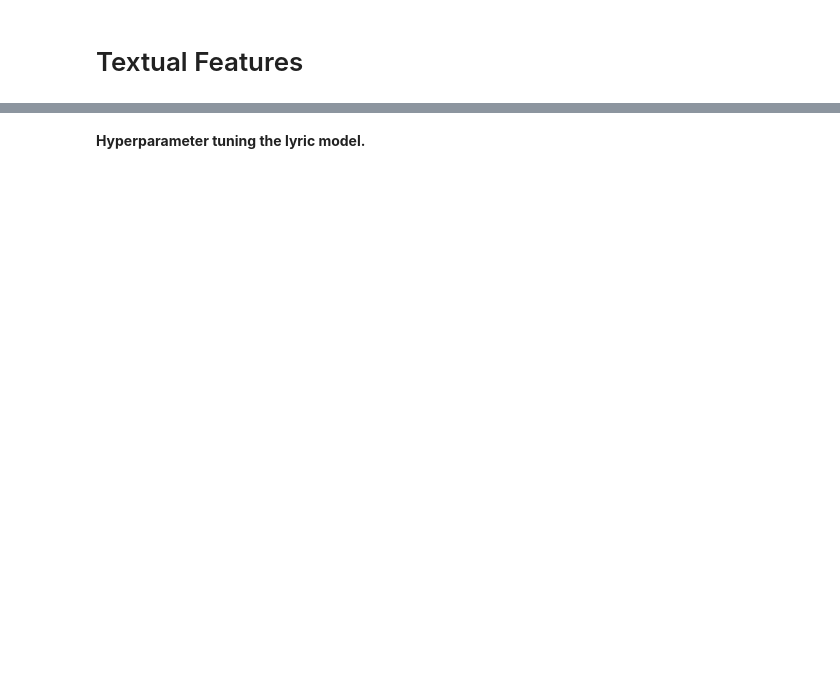
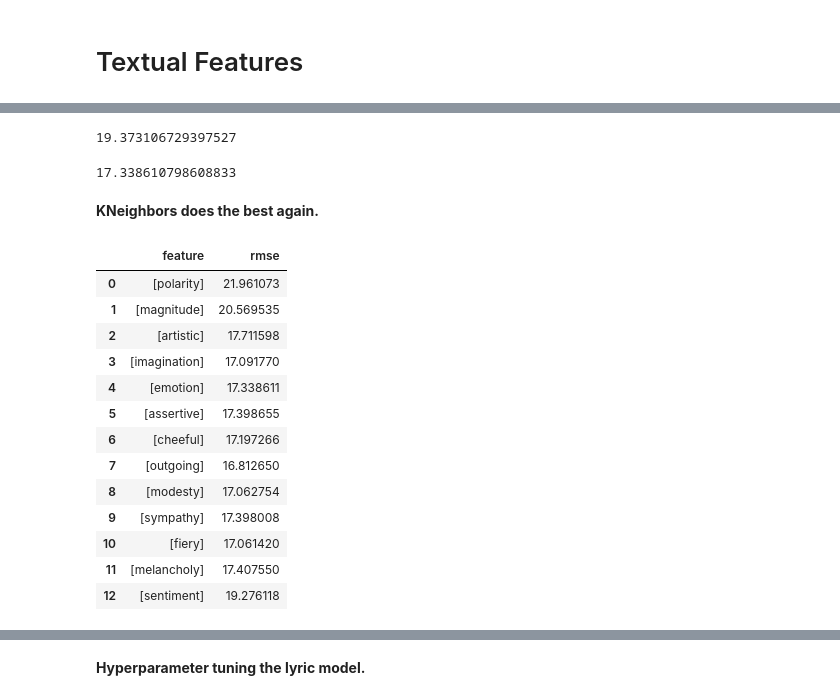
Before and after one commit to ryanczhang7/spotifyproject, a Jupyter notebook: Spotify_Machine_Learning.ipynb, the cells around one changed output, grey strips where cells are left out. Saved outputs shown, nothing was run; the diff lists cells and outputs as text; code cells hidden in the pictures; blank space fills up the shorter version.

```diff
--- a/Spotify_Machine_Learning.ipynb
+++ b/Spotify_Machine_Learning.ipynb
@@ -467,0 +340,79 @@ cv_errs.mean()
+# %%
+pipeline = make_pipeline(
+    StandardScaler(),
+    Lasso()
+)
+
+X_train = df_personality_sentiment[["emotion"]]
+y_train = df_personality_sentiment["popularity"]
+
+pipeline.fit(X_train, y_train)
+y_train_ = pipeline.predict(X_train)
+np.sqrt(mean_squared_error(y_train, y_train_))
+# %% [output]
+19.373106729397527
+# %%
+pipeline = make_pipeline(
+    StandardScaler(),
+    KNeighborsRegressor()
+)
+
+X_train = df_personality_sentiment[["emotion"]]
+y_train = df_personality_sentiment["popularity"]
+
+pipeline.fit(X_train, y_train)
+y_train_ = pipeline.predict(X_train)
+np.sqrt(mean_squared_error(y_train, y_train_))
+# %% [output]
+17.338610798608833
+# %% [markdown]
+**KNeighbors does the best again.**
+# %%
+rmse = []
+feature = []
+for features in [["polarity"],
+                 ["magnitude"],
+                 ["artistic"],
+                 ["imagination"],
+                 ["emotion"],
+                 ["assertive"],
+                 ["cheeful"],
+                 ["outgoing"],
+                 ["modesty"],
+                 ["sympathy"],
+                 ["fiery"],
+                 ["melancholy"],
+                 ["sentiment"]]:
+
+  pipeline = make_pipeline(
+      StandardScaler(),
+      KNeighborsRegressor()
+  )
+  X_train = df_personality_sentiment[features]
+  y_train = df_personality_sentiment["popularity"]
+
+  pipeline.fit(X_train, y_train)
+  y_train_ = pipeline.predict(X_train)
+  feature.append(features)
+  rmse.append(np.sqrt(mean_squared_error(y_train, y_train_)))
+
+df = {}
+df["feature"] = feature
+df["rmse"] = rmse
+df1 = pd.DataFrame(df)
+df1
+# %% [output]
+|  | feature | rmse |
+| 0 | [polarity] | 21.961073 |
+| 1 | [magnitude] | 20.569535 |
+| 2 | [artistic] | 17.711598 |
+| 3 | [imagination] | 17.091770 |
+| 4 | [emotion] | 17.338611 |
+| 5 | [assertive] | 17.398655 |
+| 6 | [cheeful] | 17.197266 |
+| 7 | [outgoing] | 16.812650 |
+| 8 | [modesty] | 17.062754 |
+| 9 | [sympathy] | 17.398008 |
+| 10 | [fiery] | 17.061420 |
+| 11 | [melancholy] | 17.407550 |
+| 12 | [sentiment] | 19.276118 |
```
Also changed, not shown: parts of 84 cells of this notebook.
